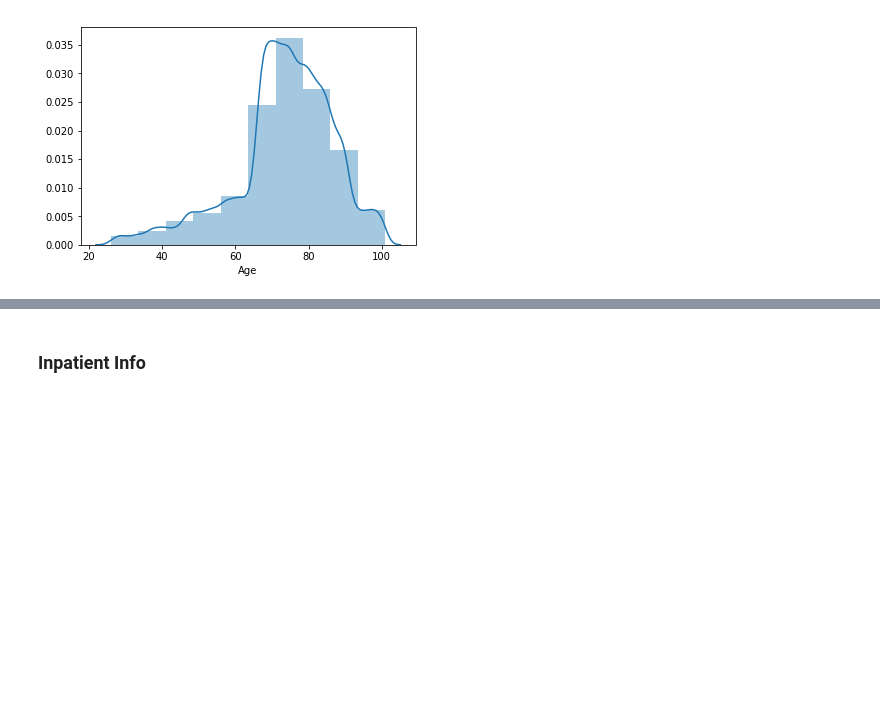
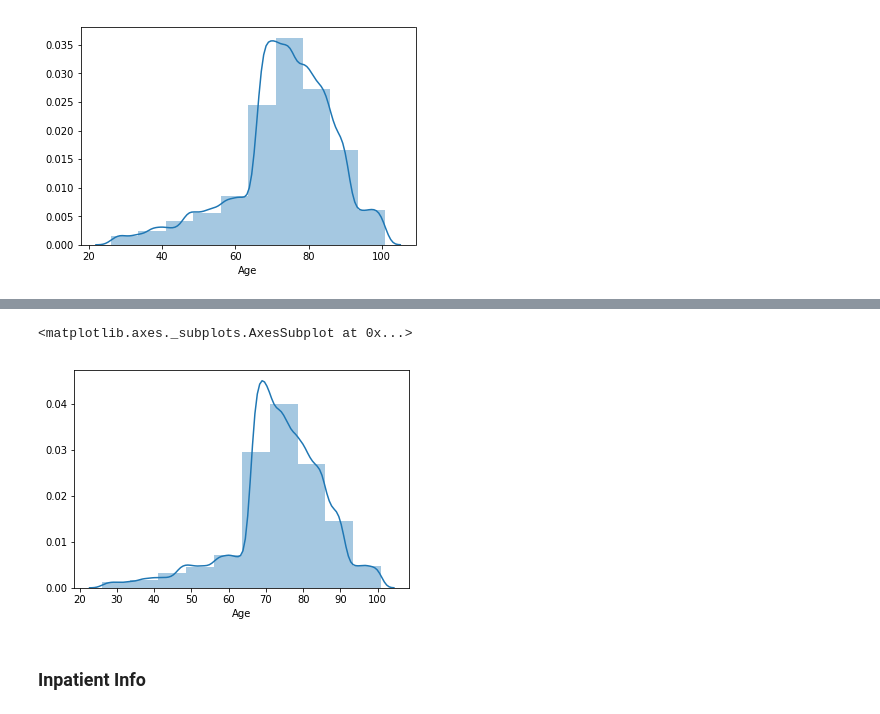
Before and after one commit to whohuhwhat/HC_Prov_Fraud, a Jupyter notebook: Train and Beneficiary.ipynb, the cells around one changed output, grey strips where cells are left out. Cells and saved outputs as stored; diff of their text form; code cells hidden in the pictures; blank space fills up the shorter version.

```diff
--- a/Train and Beneficiary.ipynb
+++ b/Train and Beneficiary.ipynb
@@ -516,3 +533,6 @@ sns.distplot(dep.Age, bins=10)
 # %% [output]
 <matplotlib.axes._subplots.AxesSubplot at 0x...>
 [figure]
+# %%
+ndep = tr_ben.loc[tr_ben.ChronicCond_Depression==2]
+ndep.head()
@@ -519,3 +559,8 @@ sns.distplot(dep.Age, bins=10)
+# %%
+sns.distplot(ndep.Age, bins=10)
+# %% [output]
+<matplotlib.axes._subplots.AxesSubplot at 0x...>
+[figure, added]
 # %% [markdown]
 ### Inpatient Info
 # %% [markdown]
```
Also changed, not shown: parts of 4 cells of this notebook, 1 other file.
